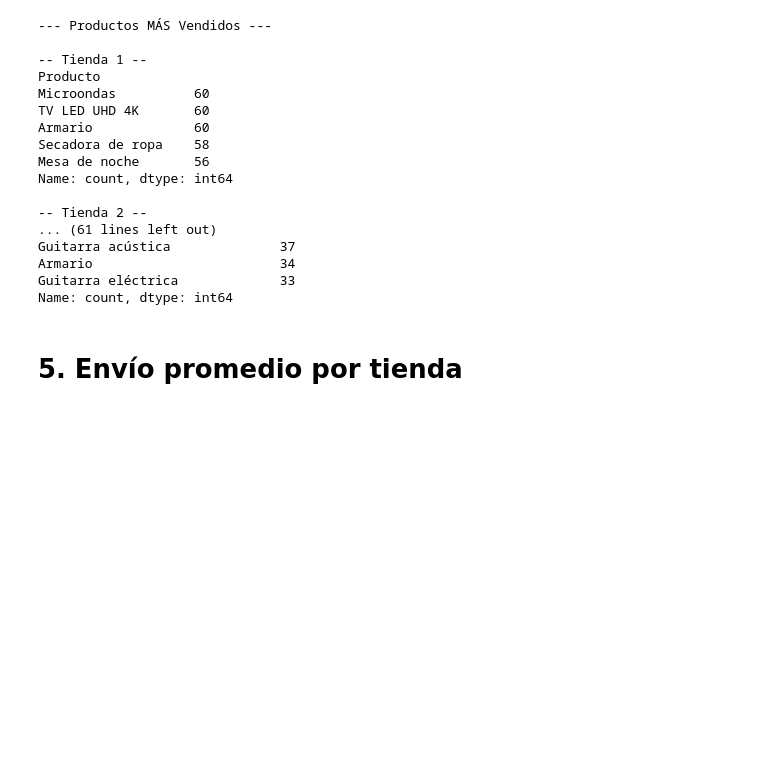
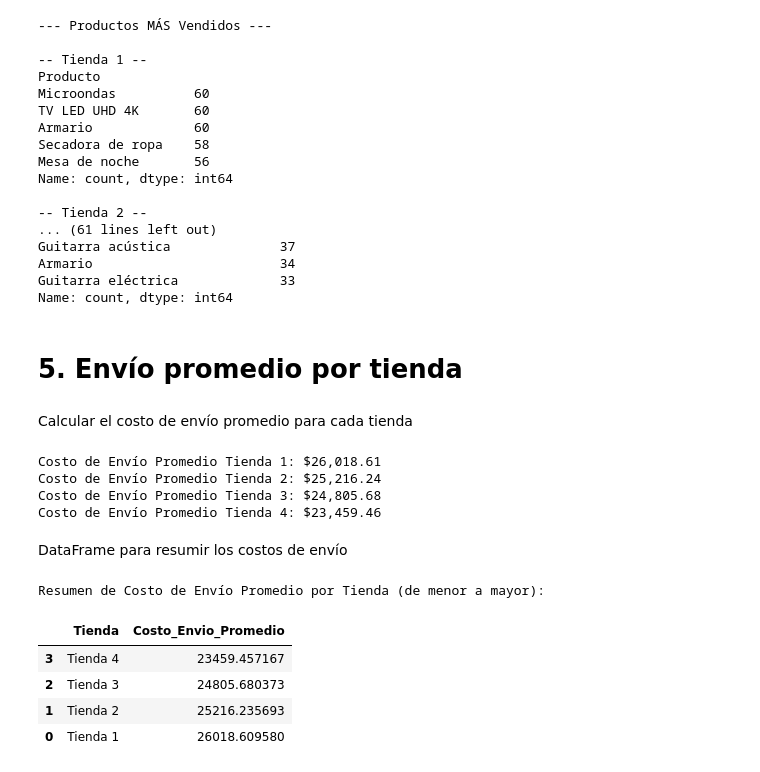
Before and after one commit to LordAguaKate/Store, a Jupyter notebook: AluraStoreLatam.ipynb, the cells around one changed output. Cells and saved outputs as stored; diff of their text form; code cells hidden in the pictures; blank space fills up the shorter version.

Commit message:
Envio promedio por tienda completado

```diff
--- a/AluraStoreLatam.ipynb
+++ b/AluraStoreLatam.ipynb
@@ -227,3 +227,40 @@ Guitarra eléctrica             33
 Name: count, dtype: int64
 # %% [markdown]
 # 5. Envío promedio por tienda
+# %% [markdown]
+Calcular el costo de envío promedio para cada tienda
+# %%
+envio_promedio_1 = tienda['Costo de envío'].mean()
+envio_promedio_2 = tienda2['Costo de envío'].mean()
+envio_promedio_3 = tienda3['Costo de envío'].mean()
+envio_promedio_4 = tienda4['Costo de envío'].mean()
+# %%
+print(f"Costo de Envío Promedio Tienda 1: ${envio_promedio_1:,.2f}")
+print(f"Costo de Envío Promedio Tienda 2: ${envio_promedio_2:,.2f}")
+print(f"Costo de Envío Promedio Tienda 3: ${envio_promedio_3:,.2f}")
+print(f"Costo de Envío Promedio Tienda 4: ${envio_promedio_4:,.2f}")
+# %% [output]
+Costo de Envío Promedio Tienda 1: $26,018.61
+Costo de Envío Promedio Tienda 2: $25,216.24
+Costo de Envío Promedio Tienda 3: $24,805.68
+Costo de Envío Promedio Tienda 4: $23,459.46
+# %% [markdown]
+DataFrame para resumir los costos de envío
+# %%
+data_envios = {
+    'Tienda': ['Tienda 1', 'Tienda 2', 'Tienda 3', 'Tienda 4'],
+    'Costo_Envio_Promedio': [envio_promedio_1, envio_promedio_2, envio_promedio_3, envio_promedio_4]
+}
+
+df_envios = pd.DataFrame(data_envios)
+df_envios = df_envios.sort_values(by='Costo_Envio_Promedio', ascending=True)
+
+print("Resumen de Costo de Envío Promedio por Tienda (de menor a mayor):")
+df_envios
+# %% [output]
+Resumen de Costo de Envío Promedio por Tienda (de menor a mayor):
+|  | Tienda | Costo_Envio_Promedio |
+| 3 | Tienda 4 | 23459.457167 |
+| 2 | Tienda 3 | 24805.680373 |
+| 1 | Tienda 2 | 25216.235693 |
+| 0 | Tienda 1 | 26018.609580 |
```
Also changed, not shown: parts of 1 cell of this notebook.
